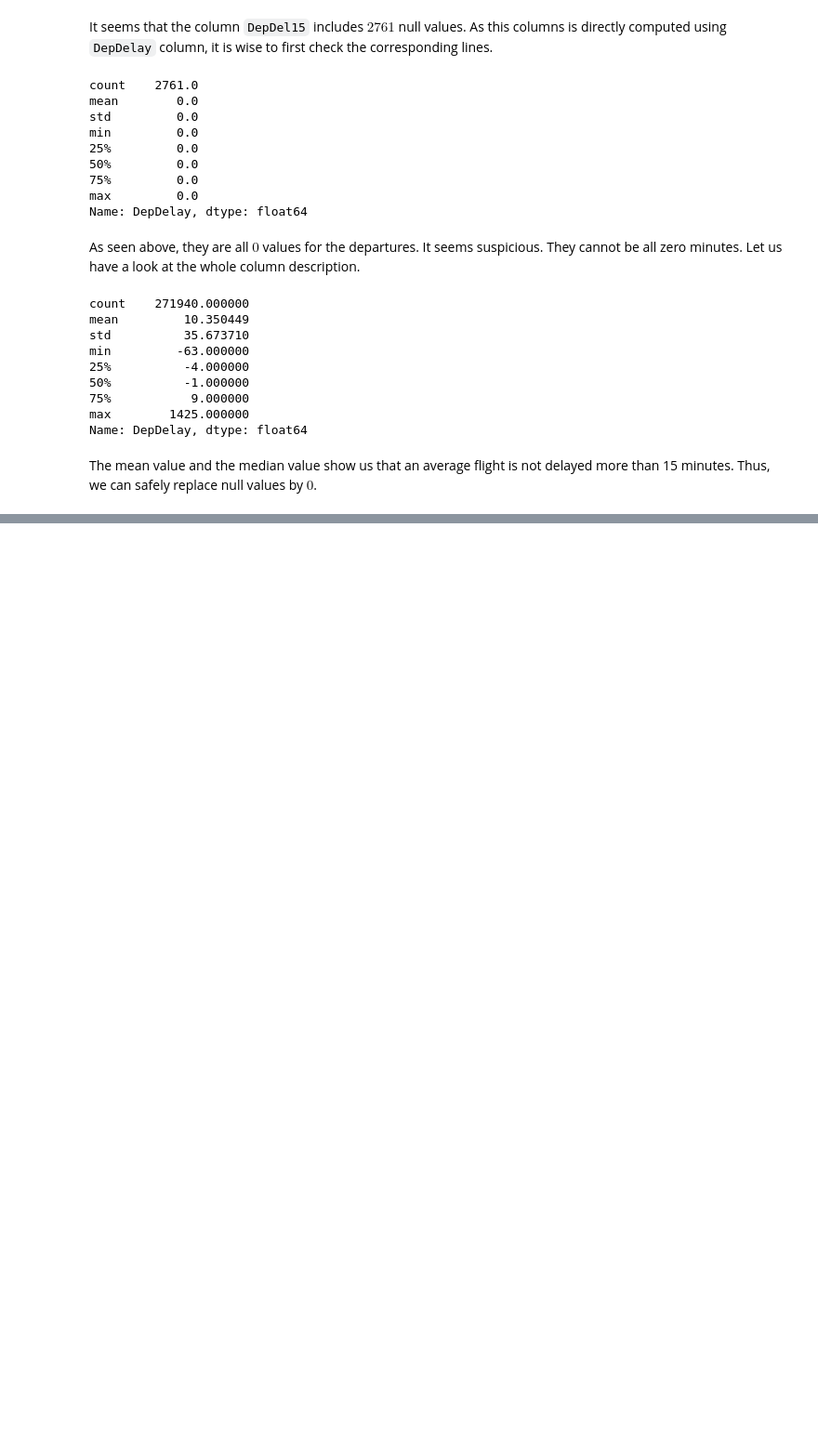
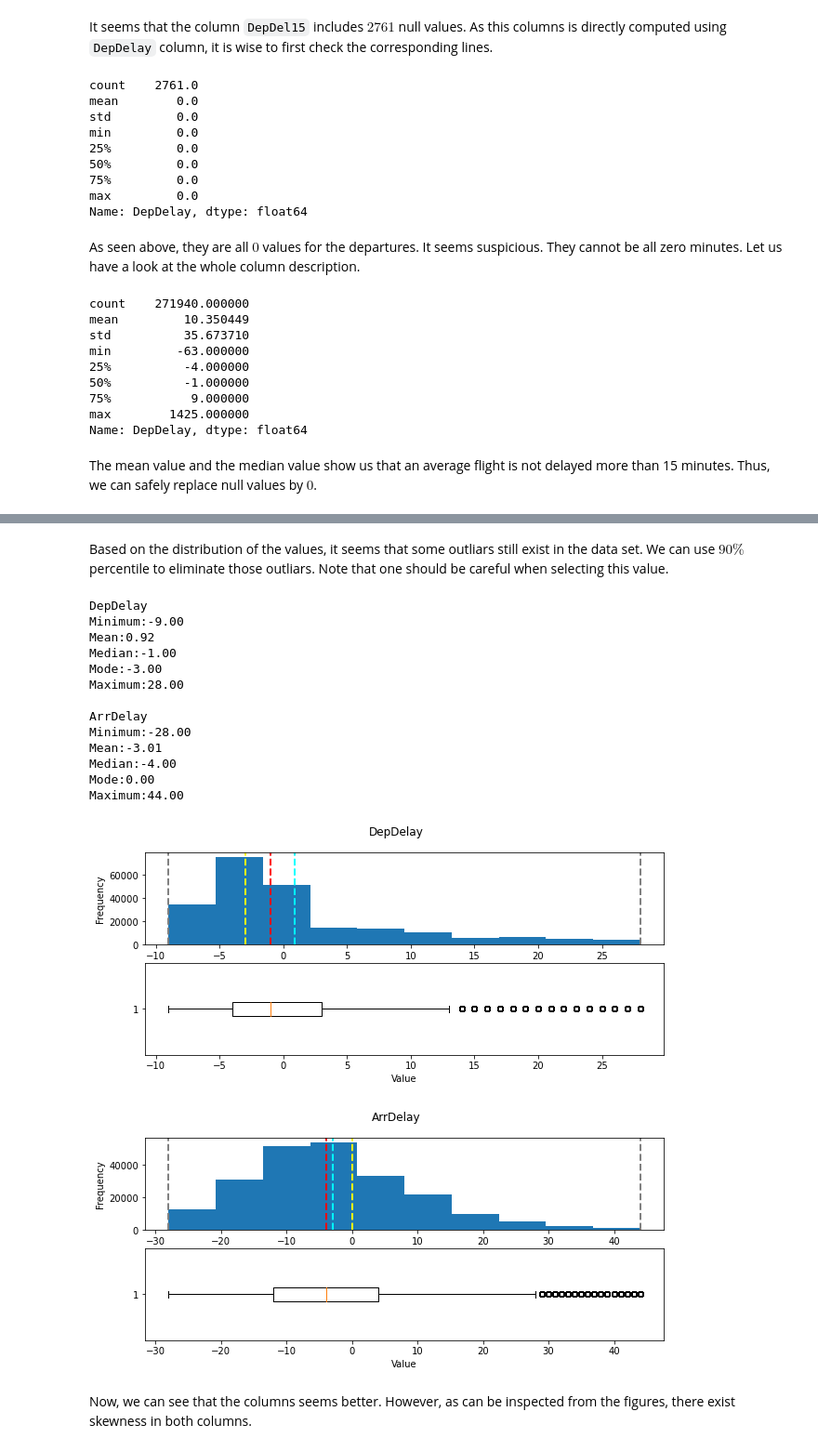
Before and after one commit to utkukrc/dataSciencePortfolio, a Jupyter notebook: flight_analysis.ipynb, the cells around one changed output, grey strips where cells are left out. Shown at 93% size. Cells and saved outputs as stored; diff of their text form; code cells hidden in the pictures; blank space fills up the shorter version.

```diff
--- a/flight_analysis.ipynb
+++ b/flight_analysis.ipynb
@@ -117,0 +189,48 @@ There exists no null values in our data set. Now, we can move on to the explorin
+# %%
+# ArrDelay 2% and 98% percentiles
+ArrDelay_02 = flights.ArrDelay.quantile(0.02)
+ArrDelay_98 = flights.ArrDelay.quantile(0.98)
+flights = flights[flights.ArrDelay < ArrDelay_98]
+flights = flights[flights.ArrDelay > ArrDelay_02]
+
+# DepDelay 2% and 98% percentiles
+DepDelay_02 = flights.DepDelay.quantile(0.02)
+DepDelay_98 = flights.DepDelay.quantile(0.98)
+flights = flights[flights.DepDelay < DepDelay_98]
+flights = flights[flights.DepDelay > DepDelay_02]
+
+# The revised columns
+for column in ['DepDelay','ArrDelay']:
+    information(flights[column])
+# %% [markdown]
+Based on the distribution of the values, it seems that some outliars still exist in the data set. We can use $90\%$ percentile to eliminate those outliars. Note that one should be careful when selecting this value.
+# %%
+# ArrDelay 95% percentiles
+ArrDelay_95 = flights.ArrDelay.quantile(0.95)
+flights = flights[flights.ArrDelay < ArrDelay_95]
+
+# DepDelay 95% percentiles
+DepDelay_95 = flights.DepDelay.quantile(0.95)
+flights = flights[flights.DepDelay < DepDelay_95]
+
+# The revised columns
+for column in ['DepDelay','ArrDelay']:
+    information(flights[column])
+# %% [output]
+DepDelay
+Minimum:-9.00
+Mean:0.92
+Median:-1.00
+Mode:-3.00
+Maximum:28.00
+
+ArrDelay
+Minimum:-28.00
+Mean:-3.01
+Median:-4.00
+Mode:0.00
+Maximum:44.00
+[figure, added]
+[figure, added]
+# %% [markdown]
+Now, we can see that the columns seems better. However, as can be inspected from the figures, there exist skewness in both columns.
```
Also changed, not shown: parts of 8 cells of this notebook.
